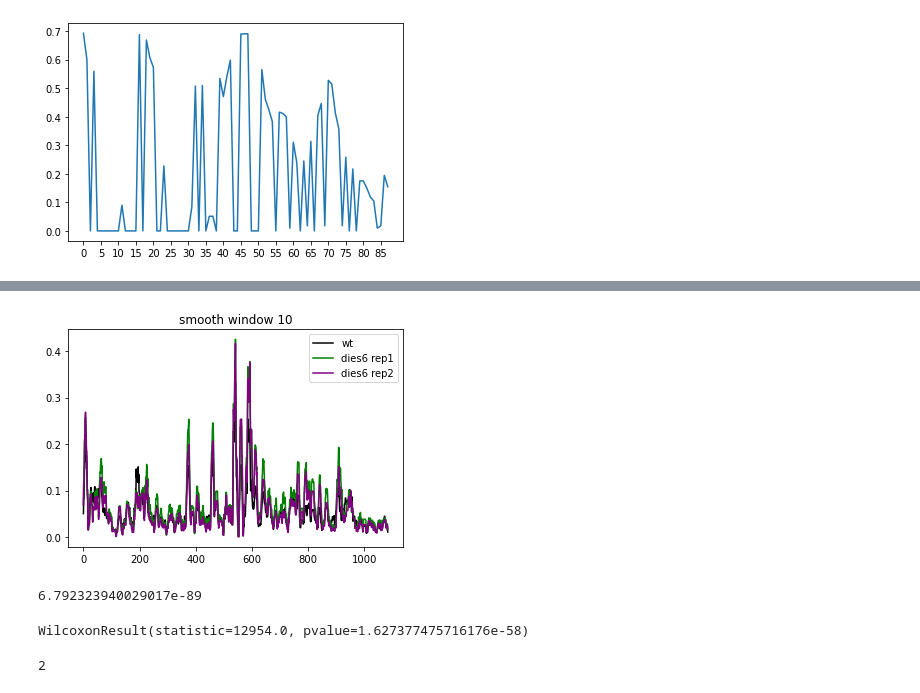
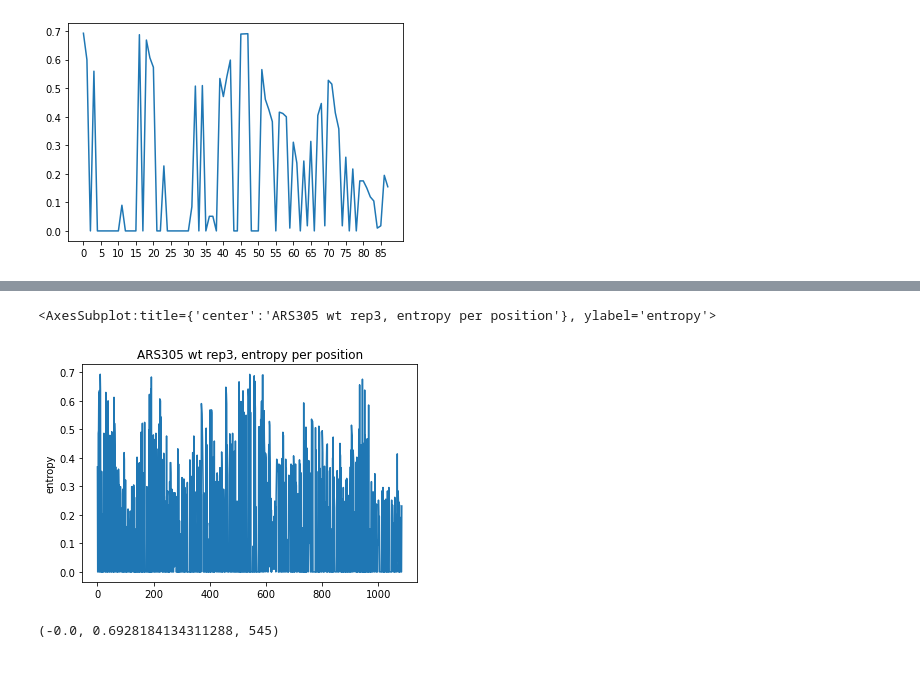
Before and after one commit to KarolineHoller/nanopore_methylation, a Jupyter notebook: methylation_analysis_20220502.ipynb, the cells around one changed output, grey strips where cells are left out. Saved outputs shown, nothing was run; the diff lists cells and outputs as text; code cells hidden in the pictures.

```diff
--- a/methylation_analysis_20220502.ipynb
+++ b/methylation_analysis_20220502.ipynb
@@ -271,43 +271,15 @@ plt.show()
-# %%
-smooth = 10
-
-sns.lineplot(x = range(ARS305_wt.shape[1]),
-                 y = np.convolve(ARS305_wt.mean(axis = 0), np.ones(smooth)/smooth, mode ="same"),
-             color = "black", label = "wt")
-sns.lineplot(x = range(ARS305_wt.shape[1]),
-                 y = np.convolve(ARS305_dies6_rep1.mean(axis = 0), np.ones(smooth)/smooth, mode ="same"),
-             color = "green", label = "dies6 rep1")
-sns.lineplot(x = range(ARS305_wt.shape[1]),
-                 y = np.convolve(ARS305_dies6_rep2.mean(axis = 0), np.ones(smooth)/smooth, mode ="same"),
-             color = "purple", label = "dies6 rep2")
-plt.title("smooth window " + str(smooth))
-plt.show()
-
-ARS305_wt_smooth_mean = np.convolve(ARS305_wt.mean(axis = 0), np.ones(smooth)/smooth, mode ="same")
-ARS305_dies6_rep1_smooth_mean = np.convolve(ARS305_dies6_rep1.mean(axis = 0), np.ones(smooth)/smooth, mode ="same")
-ARS305_dies6_rep2_smooth_mean = np.convolve(ARS305_dies6_rep2.mean(axis = 0), np.ones(smooth)/smooth, mode ="same")
-
-means_ARS305 = np.concatenate((ARS305_wt_smooth_mean.reshape(1, 1084),
-                              ARS305_dies6_rep1_smooth_mean.reshape(1, 1084),
-                              ARS305_dies6_rep2_smooth_mean.reshape(1, 1084)),
-                              axis = 0)
-
-from scipy.stats import wilcoxon
-
-w, p = wilcoxon(means_ARS305[0,:], means_ARS305[1,:], alternative = "two-sided")
-p
-# %% [output]
-[figure, removed]
-6.792323940029017e-89
-# %%
-wilcoxon(ARS305_dies6_rep1.mean(axis = 0),
-         ARS305_dies6_rep2.mean(axis = 0), alternative = "two-sided")
-# %% [output]
-WilcoxonResult(statistic=12954.0, pvalue=1.627377475716176e-58)
-# %%
-ARS305_segments = ARS305_anno.drop(columns = "position")
-#ARS305_segments["wt_rep3"] = ARS305_wt_smooth_mean["pos_start":"pos_stop"]
-
-ARS305_segments.loc["L-2", "wt_rep3"]
-# %% [output]
-2
+# %%
+g = sns.lineplot(x = range(ARS305_wt.shape[1]),
+                 y = np.apply_along_axis(entropy, 0, ARS305_wt))
+g.set_ylabel("entropy")
+g.set_title("ARS305 wt rep3, entropy per position")
+#g.set_xticks(range(0, ARS305_wt.shape[1], 50))
+g
+# %% [output]
+<AxesSubplot:title={'center':'ARS305 wt rep3, entropy per position'}, ylabel='entropy'>
+[figure, added]
+# %%
+entropy_ARS305_wt = np.apply_along_axis(entropy, 0, ARS305_wt)
+entropy_ARS305_wt.min(), entropy_ARS305_wt.max(), np.count_nonzero(entropy_ARS305_wt)
+# %% [output]
+(-0.0, 0.6928184134311288, 545)
```
Also changed, not shown: parts of 23 cells of this notebook.
